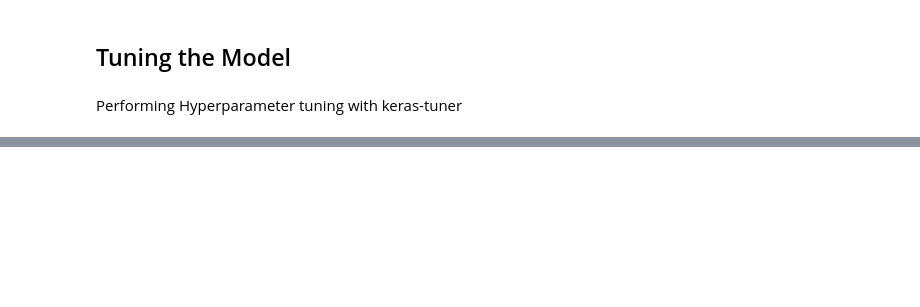
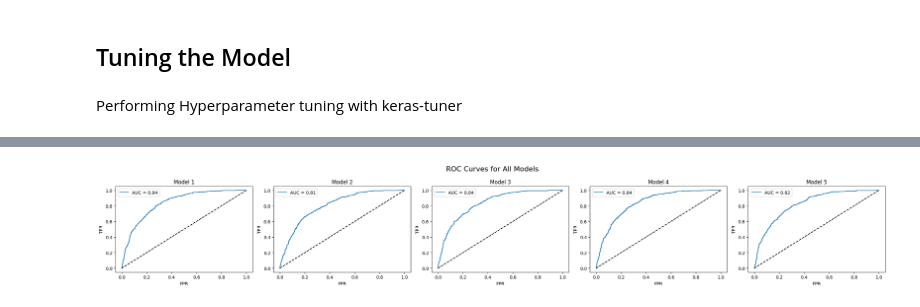
Before and after one commit to sanidavidanagama/Telecom_Churn_Prediction, a Jupyter notebook: notebooks/neural_network_churn_model.ipynb, the cells around one changed output, grey strips where cells are left out. Drawn from its saved outputs; the diff is of its cells as text; code cells hidden in the pictures; blank space fills up the shorter version.

```diff
--- a/notebooks/neural_network_churn_model.ipynb
+++ b/notebooks/neural_network_churn_model.ipynb
@@ -223,7 +234,7 @@ def build_model(hp):
 # %%
 tuner = kt.Hyperband(
     build_model,
-    objective='val_auc',
+    objective='val_accuracy',
     max_epochs=50,
     factor=3,
     directory='hyperband_tuning',
@@ -375,0 +340,20 @@ ROC-AUC score: 0.8403756232400734
+# %%
+fig, axes = plt.subplots(1, 5, figsize=(25, 4))
+
+for i, model in enumerate(trained_models):
+    y_pred_prob = model.predict(x_test)
+    fpr, tpr, _ = roc_curve(y_test, y_pred_prob)
+    auc = roc_auc_score(y_test, y_pred_prob)
+
+    ax = axes[i]
+    ax.plot(fpr, tpr, label=f"AUC = {auc:.2f}")
+    ax.plot([0,1], [0,1], 'k--')
+    ax.set_title(f"Model {i+1}")
+    ax.set_xlabel("FPR")
+    ax.set_ylabel("TPR")
+    ax.legend()
+
+plt.suptitle("ROC Curves for All Models", fontsize=16)
+plt.tight_layout()
+plt.show()
+# %% [output]
@@ -375,0 +365 @@ ROC-AUC score: 0.8403756232400734
+[figure, added]
```
Also changed, not shown: parts of 32 cells of this notebook.
